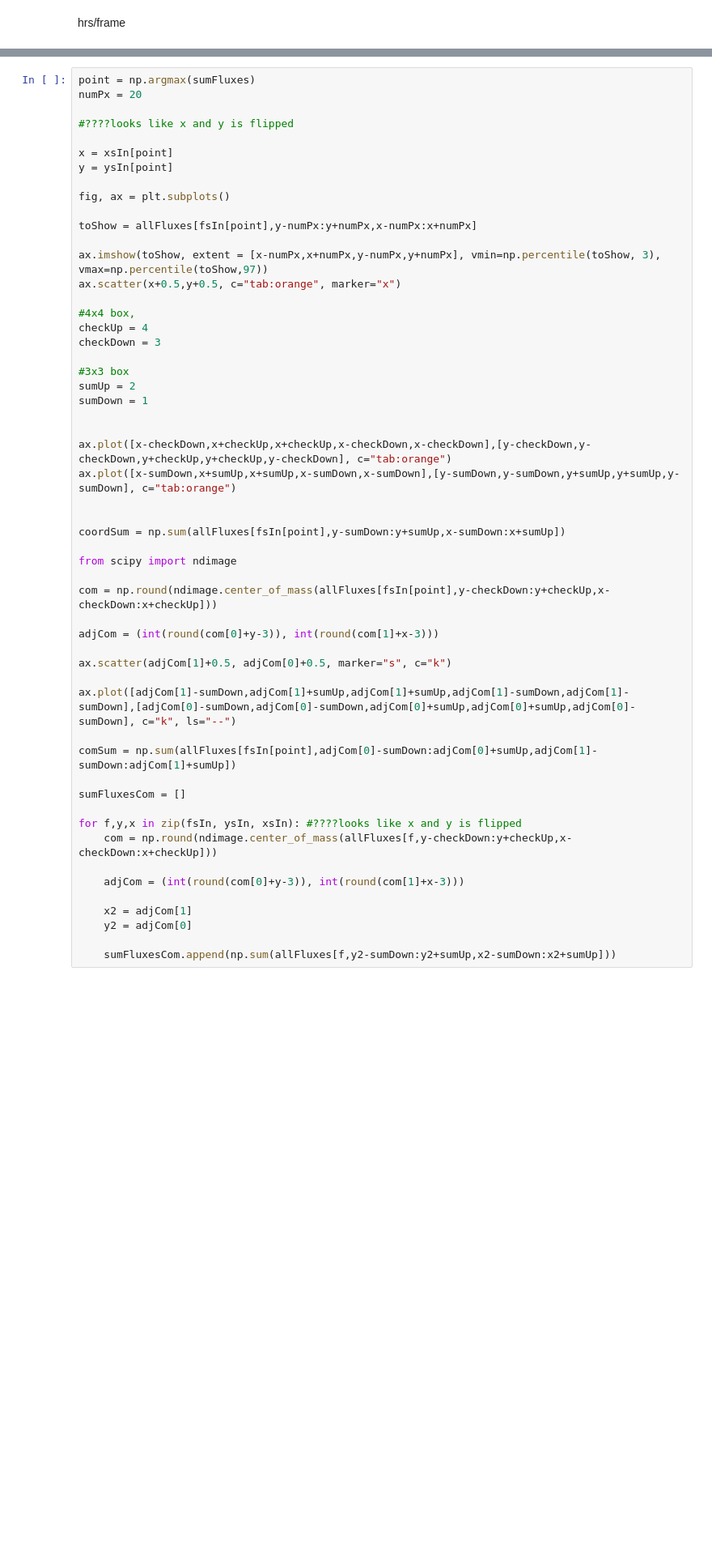
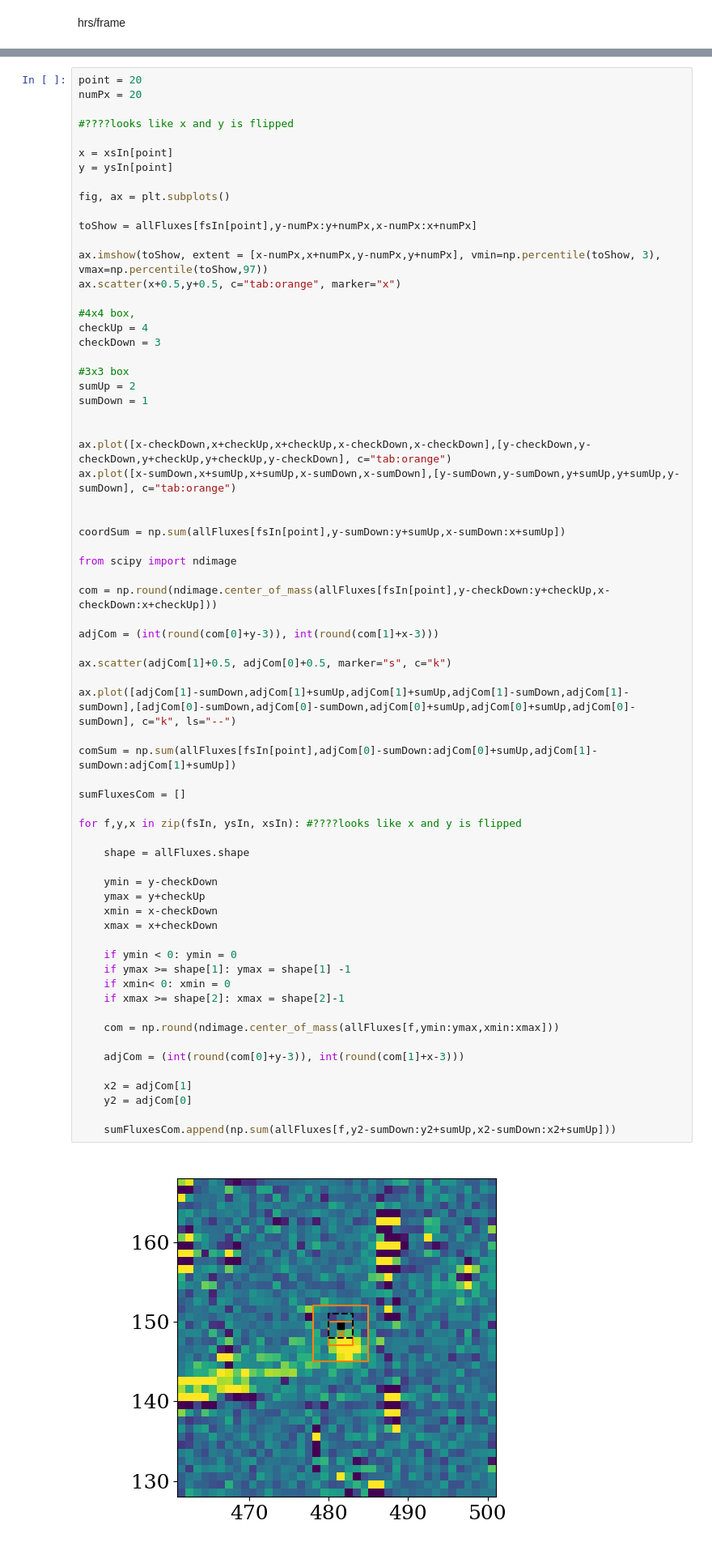
Before and after one commit to ble61/ASTR480, a Jupyter notebook: Test Code/allDataTest.ipynb, the cells around one changed output, grey strips where cells are left out. Shown at 81% size. Cells and saved outputs as stored; diff of their text form; blank space fills up the shorter version.

```diff
--- a/Test Code/allDataTest.ipynb
+++ b/Test Code/allDataTest.ipynb
@@ -150,5 +191,5 @@ np.nanmean(sumFluxes)- matchedMeanFlux
 # %%
-point = np.argmax(sumFluxes)
+point = 20
 numPx = 20
 
 #????looks like x and y is flipped
@@ -173,31 +214,46 @@ sumDown = 1
 
 
 ax.plot([x-checkDown,x+checkUp,x+checkUp,x-checkDown,x-checkDown],[y-checkDown,y-checkDown,y+checkUp,y+checkUp,y-checkDown], c="tab:orange")
 ax.plot([x-sumDown,x+sumUp,x+sumUp,x-sumDown,x-sumDown],[y-sumDown,y-sumDown,y+sumUp,y+sumUp,y-sumDown], c="tab:orange")
 
 
 coordSum = np.sum(allFluxes[fsIn[point],y-sumDown:y+sumUp,x-sumDown:x+sumUp])
 
 from scipy import ndimage
 
 com = np.round(ndimage.center_of_mass(allFluxes[fsIn[point],y-checkDown:y+checkUp,x-checkDown:x+checkUp]))
 
 adjCom = (int(round(com[0]+y-3)), int(round(com[1]+x-3)))
 
 ax.scatter(adjCom[1]+0.5, adjCom[0]+0.5, marker="s", c="k")
 
 ax.plot([adjCom[1]-sumDown,adjCom[1]+sumUp,adjCom[1]+sumUp,adjCom[1]-sumDown,adjCom[1]-sumDown],[adjCom[0]-sumDown,adjCom[0]-sumDown,adjCom[0]+sumUp,adjCom[0]+sumUp,adjCom[0]-sumDown], c="k", ls="--")
 
 comSum = np.sum(allFluxes[fsIn[point],adjCom[0]-sumDown:adjCom[0]+sumUp,adjCom[1]-sumDown:adjCom[1]+sumUp])
 
 sumFluxesCom = []
 
 for f,y,x in zip(fsIn, ysIn, xsIn): #????looks like x and y is flipped
-    com = np.round(ndimage.center_of_mass(allFluxes[f,y-checkDown:y+checkUp,x-checkDown:x+checkUp]))
+
+    shape = allFluxes.shape
+
+    ymin = y-checkDown
+    ymax = y+checkUp
+    xmin = x-checkDown
+    xmax = x+checkDown
+
+    if ymin < 0: ymin = 0
+    if ymax >= shape[1]: ymax = shape[1] -1
+    if xmin< 0: xmin = 0
+    if xmax >= shape[2]: xmax = shape[2]-1
+
+    com = np.round(ndimage.center_of_mass(allFluxes[f,ymin:ymax,xmin:xmax]))
 
     adjCom = (int(round(com[0]+y-3)), int(round(com[1]+x-3)))
 
     x2 = adjCom[1]
     y2 = adjCom[0]
 
     sumFluxesCom.append(np.sum(allFluxes[f,y2-sumDown:y2+sumUp,x2-sumDown:x2+sumUp]))
+# %% [output]
+[figure, added]
```
Also changed, not shown: parts of 12 cells of this notebook, 9 other files.
